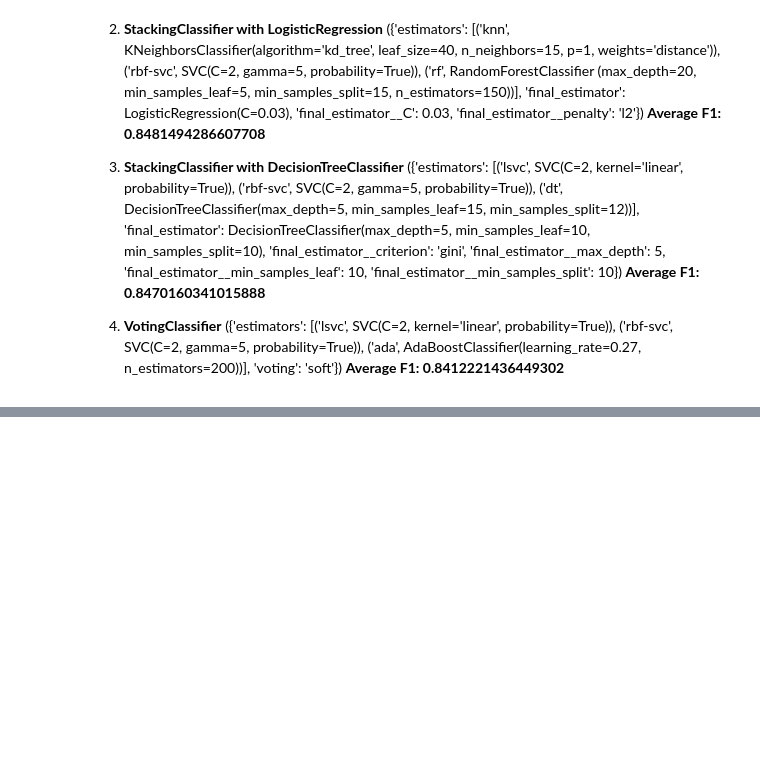
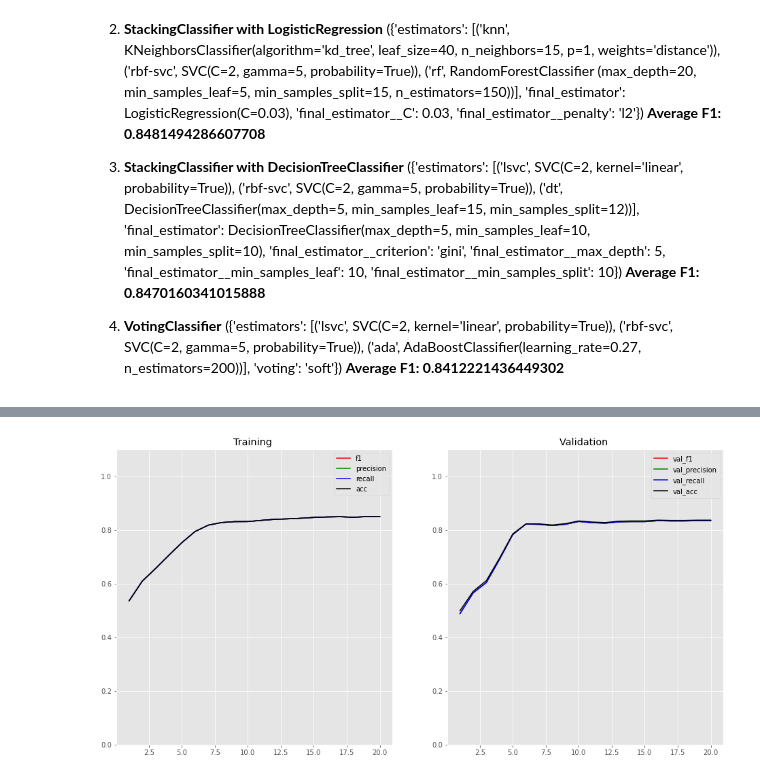
Before and after one commit to MrDVolk/amazon-reviews, a Jupyter notebook: amazon-reviews-classification.ipynb, the cells around one changed output, grey strips where cells are left out. Saved outputs shown, nothing was run; the diff lists cells and outputs as text; code cells hidden in the pictures; blank space fills up the shorter version.

```diff
--- a/amazon-reviews-classification.ipynb
+++ b/amazon-reviews-classification.ipynb
@@ -668,0 +899,4 @@ Having base model (RBF SVC) achieve F1=0.8493 next goal is to surpass it with ne
+# %%
+plot_history(history.history)
+# %% [output]
+[figure, added]
```
Also changed, not shown: parts of 19 cells of this notebook, 2 other files.
